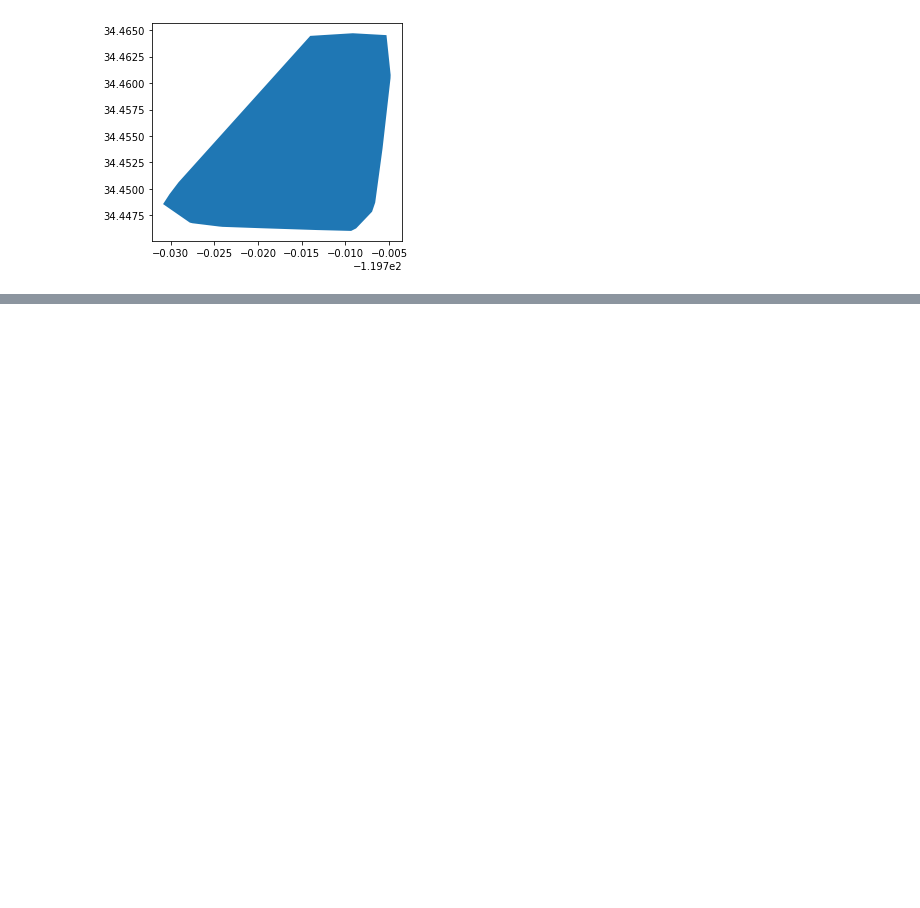
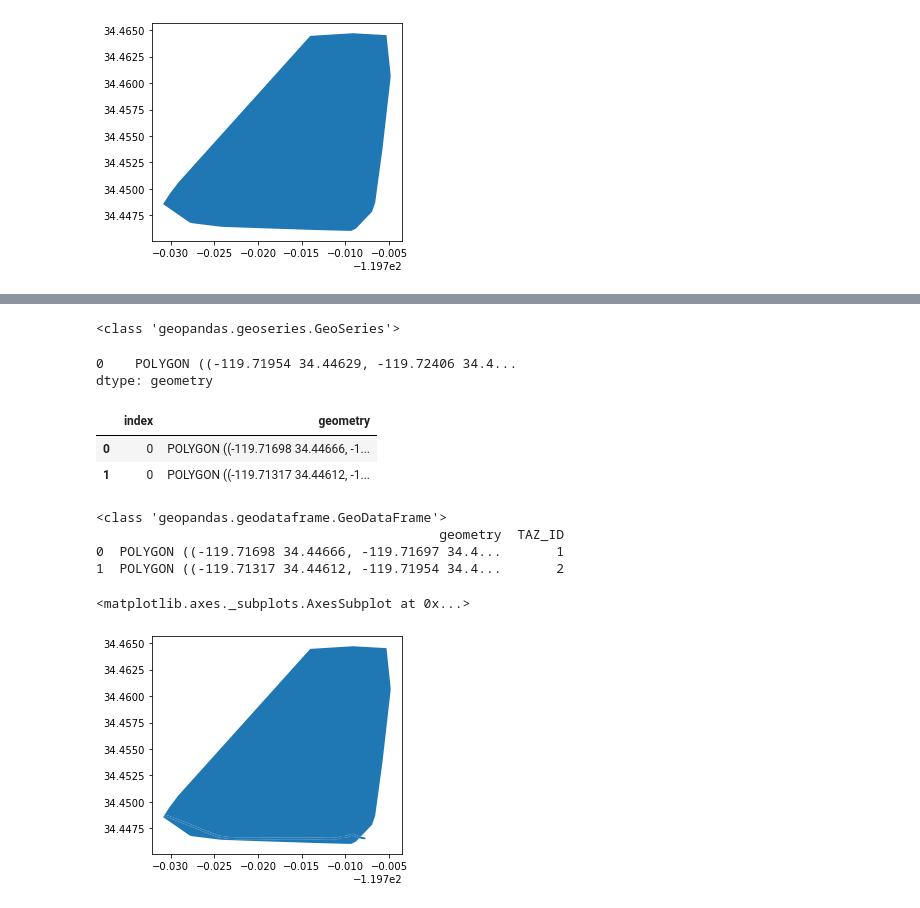
Before and after one commit to barguzin/rwmp_pipelines, a Jupyter notebook: evac/sumolib.ipynb, the cells around one changed output, grey strips where cells are left out. Drawn from its saved outputs; the diff is of its cells as text; code cells hidden in the pictures; blank space fills up the shorter version.

```diff
--- a/evac/sumolib.ipynb
+++ b/evac/sumolib.ipynb
@@ -306,0 +354,34 @@ EPSG:4326
+# %%
+# combine two files into one shapefile and save it as TAZ
+merged = diff.union(buff)
+print(type(merged))
+# %% [output]
+<class 'geopandas.geoseries.GeoSeries'>
+0    POLYGON ((-119.71954 34.44629, -119.72406 34.4...
+dtype: geometry
+# %%
+new_taz = gpd.GeoDataFrame(geometry = pd.concat([buff.geometry, diff.geometry])).reset_index()
+
+new_taz
+#new_taz.rename(columns={'index': 'TAZ_ID'}, inplace=True)
+# %% [output]
+|  | index | geometry |
+| 0 | 0 | POLYGON ((-119.71698 34.44666, -1... |
+| 1 | 0 | POLYGON ((-119.71317 34.44612, -1... |
+# %%
+new_taz['TAZ_ID'] = 0
+new_taz.at[0, 'TAZ_ID'] = 1
+new_taz.at[1, 'TAZ_ID'] = 2
+
+new_taz.drop('index', axis=1, inplace=True)
+
+print(type(new_taz))
+print(new_taz.head())
+new_taz.plot()
+# %% [output]
+<class 'geopandas.geodataframe.GeoDataFrame'>
+                                            geometry  TAZ_ID
+0  POLYGON ((-119.71698 34.44666, -119.71697 34.4...       1
+1  POLYGON ((-119.71317 34.44612, -119.71954 34.4...       2
+<matplotlib.axes._subplots.AxesSubplot at 0x...>
+[figure, added]
```
Also changed, not shown: parts of 12 cells of this notebook, 18 other files.
